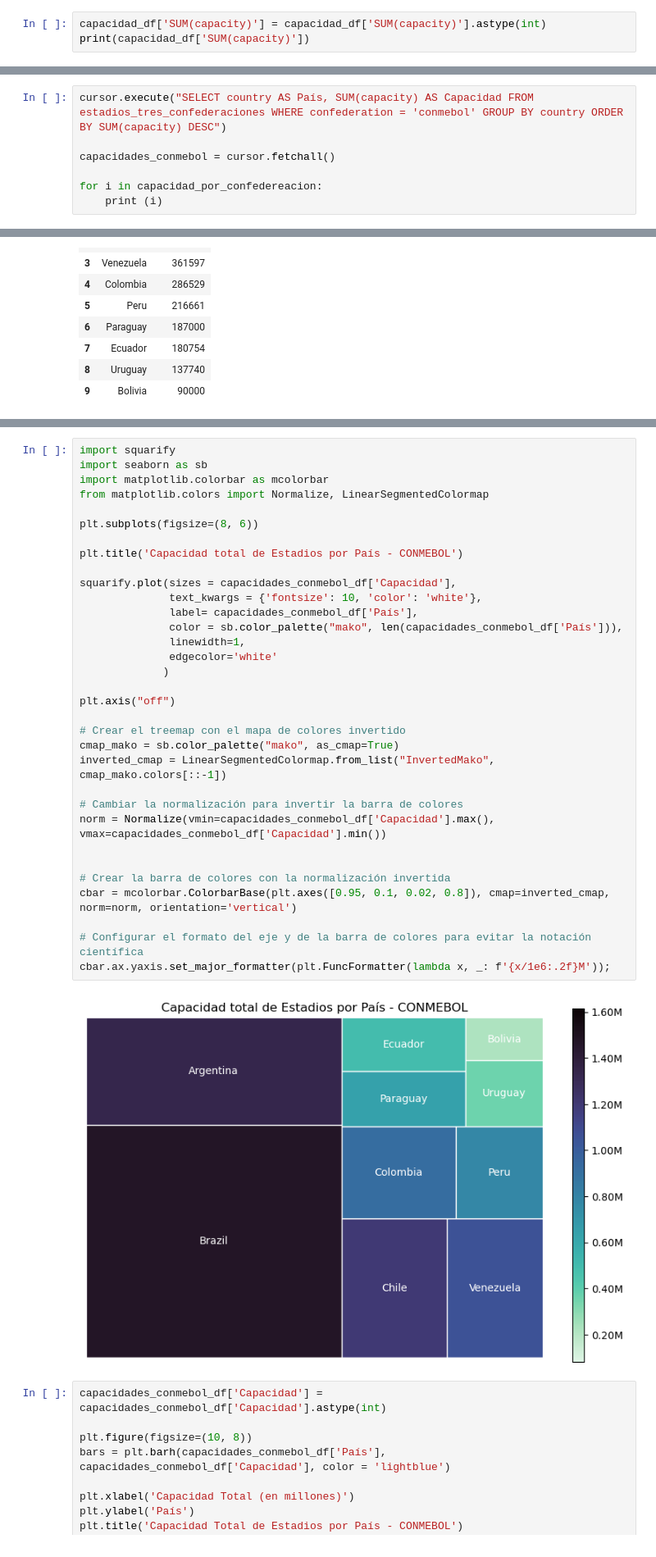
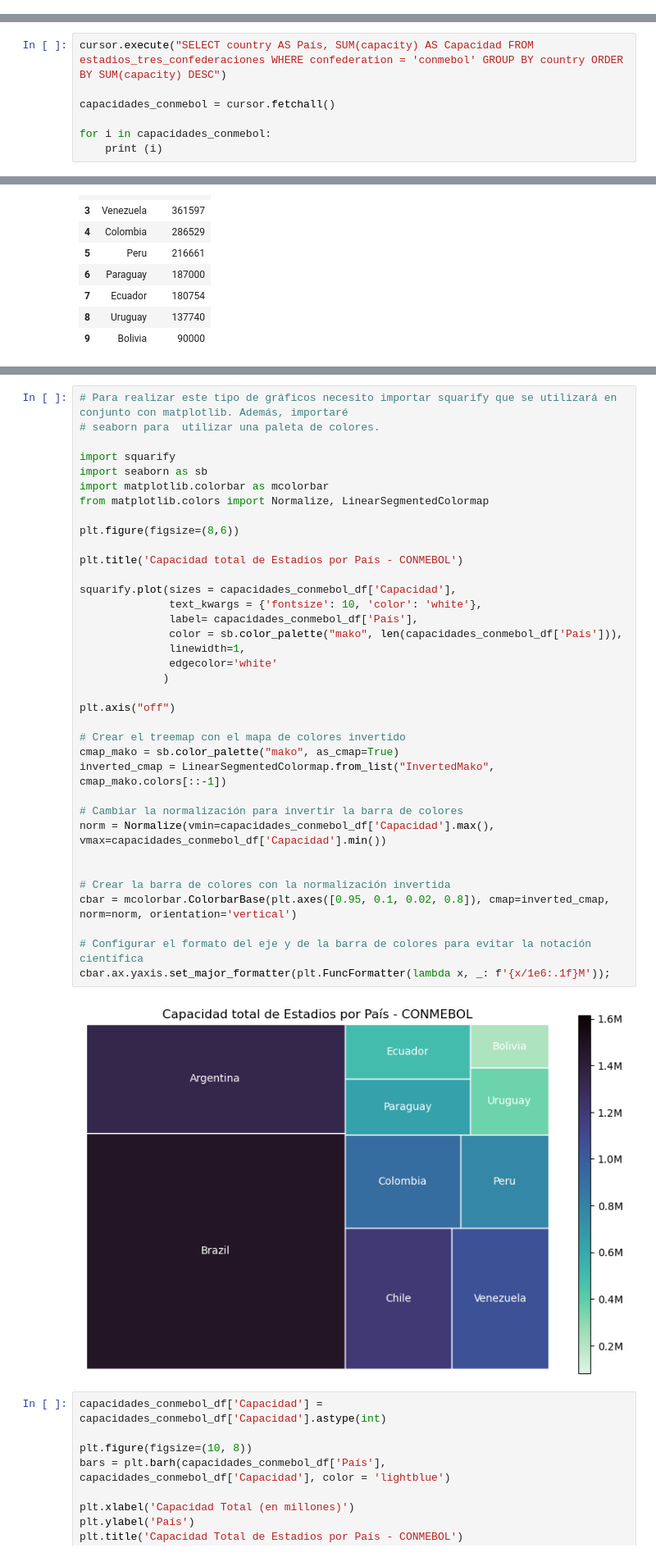
Before and after one commit to guilleldas/Proyecto_Visualizacion_Python, a Jupyter notebook: Consultas_Visualización.ipynb, the cells around one changed output, grey strips where cells are left out. Shown: that part at 82% size. Drawn from its saved outputs; the diff is of its cells as text.

```diff
--- a/Consultas_Visualización.ipynb
+++ b/Consultas_Visualización.ipynb
@@ -37,6 +49,3 @@ capacidad_df
 | 0 | UEFA | 20158727 |
 | 1 | CONCACAF | 9001050 |
 | 2 | CONMEBOL | 4223002 |
-# %%
-capacidad_df['SUM(capacity)'] = capacidad_df['SUM(capacity)'].astype(int)
-print(capacidad_df['SUM(capacity)'])
@@ -85,6 +96,6 @@ cursor.execute("SELECT country AS País, SUM(capacity) AS Capacidad FROM estadio
 
 capacidades_conmebol = cursor.fetchall()
 
-for i in capacidad_por_confedereacion:
+for i in capacidades_conmebol:
     print (i)
 # %% [output]
@@ -110,38 +132,41 @@ capacidades_conmebol_df
 # %%
+# Para realizar este tipo de gráficos necesito importar squarify que se utilizará en conjunto con matplotlib. Además, importaré
+# seaborn para  utilizar una paleta de colores.
+
 import squarify
 import seaborn as sb
 import matplotlib.colorbar as mcolorbar
 from matplotlib.colors import Normalize, LinearSegmentedColormap
 
-plt.subplots(figsize=(8, 6))
+plt.figure(figsize=(8,6))
 
 plt.title('Capacidad total de Estadios por País - CONMEBOL')
 
 squarify.plot(sizes = capacidades_conmebol_df['Capacidad'],
               text_kwargs = {'fontsize': 10, 'color': 'white'},
               label= capacidades_conmebol_df['País'],
               color = sb.color_palette("mako", len(capacidades_conmebol_df['País'])),
               linewidth=1,
               edgecolor='white'
              )
 
 plt.axis("off")
 
 # Crear el treemap con el mapa de colores invertido
 cmap_mako = sb.color_palette("mako", as_cmap=True)
 inverted_cmap = LinearSegmentedColormap.from_list("InvertedMako", cmap_mako.colors[::-1])
 
 # Cambiar la normalización para invertir la barra de colores
 norm = Normalize(vmin=capacidades_conmebol_df['Capacidad'].max(), vmax=capacidades_conmebol_df['Capacidad'].min())
 
 
 # Crear la barra de colores con la normalización invertida
 cbar = mcolorbar.ColorbarBase(plt.axes([0.95, 0.1, 0.02, 0.8]), cmap=inverted_cmap, norm=norm, orientation='vertical')
 
 # Configurar el formato del eje y de la barra de colores para evitar la notación científica
-cbar.ax.yaxis.set_major_formatter(plt.FuncFormatter(lambda x, _: f'{x/1e6:.2f}M'));
+cbar.ax.yaxis.set_major_formatter(plt.FuncFormatter(lambda x, _: f'{x/1e6:.1f}M'));
 # %% [output]
-[figure, old version]
+[figure, new version]
 # %%
 capacidades_conmebol_df['Capacidad'] = capacidades_conmebol_df['Capacidad'].astype(int)
 
```
Also changed, not shown: parts of 27 cells of this notebook.
